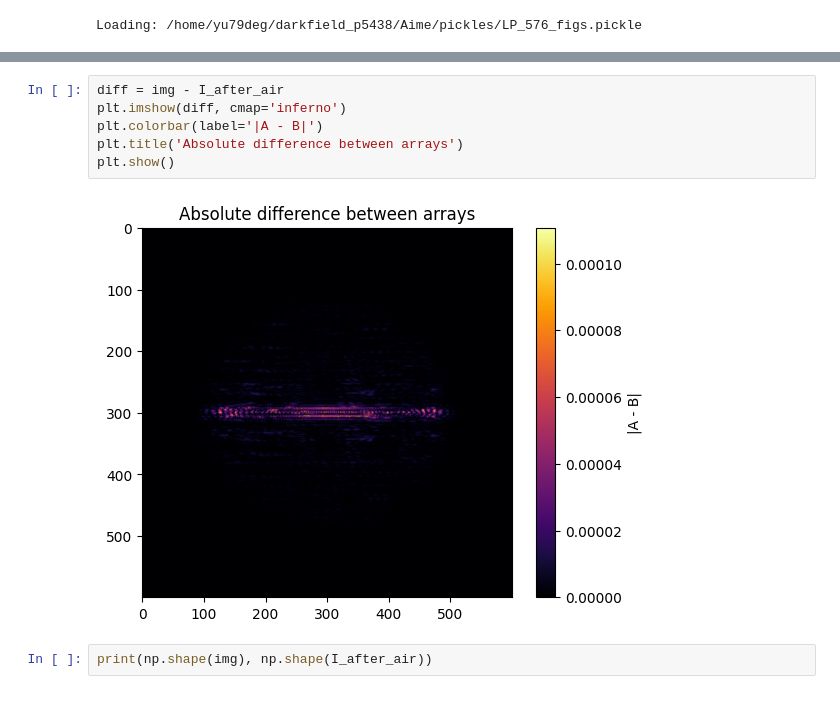
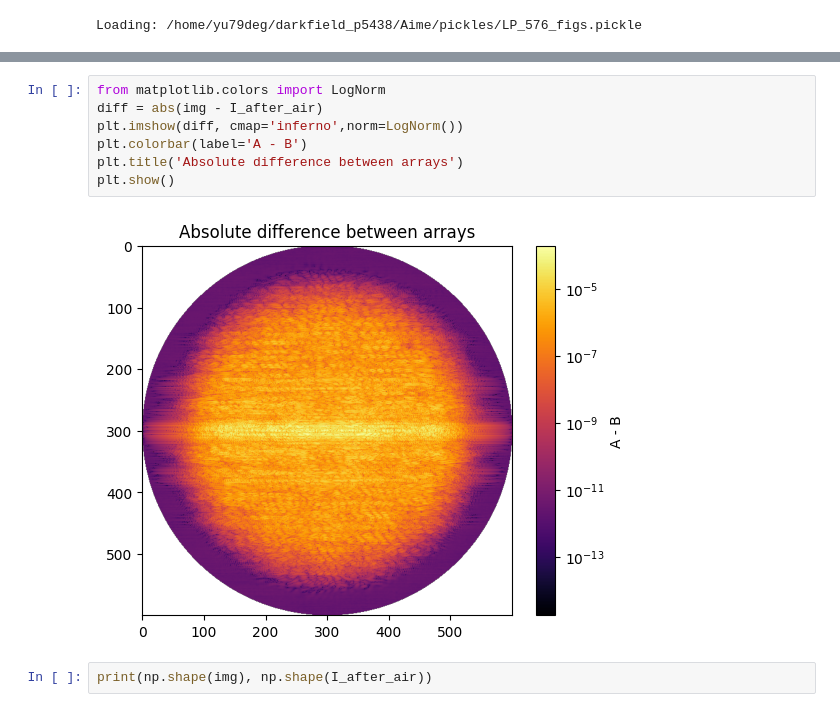
Before and after one commit to amatheron/AimeDF, a Jupyter notebook: notebooks/DF_side.ipynb, the cells around one changed output, grey strips where cells are left out. Saved outputs shown, nothing was run; the diff lists cells and outputs as text.

```diff
--- a/notebooks/DF_side.ipynb
+++ b/notebooks/DF_side.ipynb
@@ -660,11 +663,12 @@ I_after_air = apply_air_scattering_and_debug_plot(img,
 # %%
-diff = img - I_after_air
-plt.imshow(diff, cmap='inferno')
-plt.colorbar(label='|A - B|')
+from matplotlib.colors import LogNorm
+diff = abs(img - I_after_air)
+plt.imshow(diff, cmap='inferno',norm=LogNorm())
+plt.colorbar(label='A - B')
 plt.title('Absolute difference between arrays')
 plt.show()
 # %% [output]
-[figure, old version]
+[figure, new version]
 # %%
 print(np.shape(img), np.shape(I_after_air))
 # %% [output]
```
Also changed, not shown: parts of 1 cell of this notebook, 6 other files.
